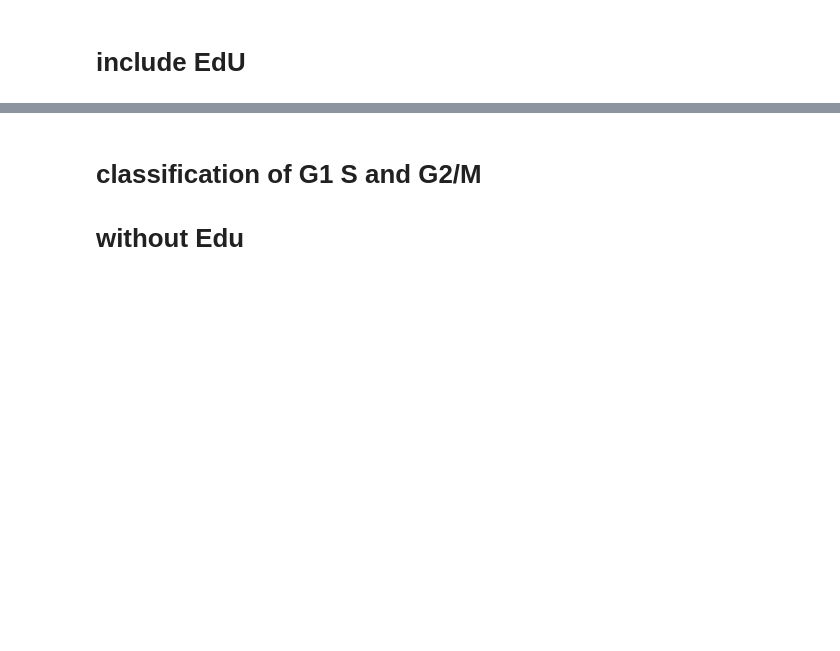
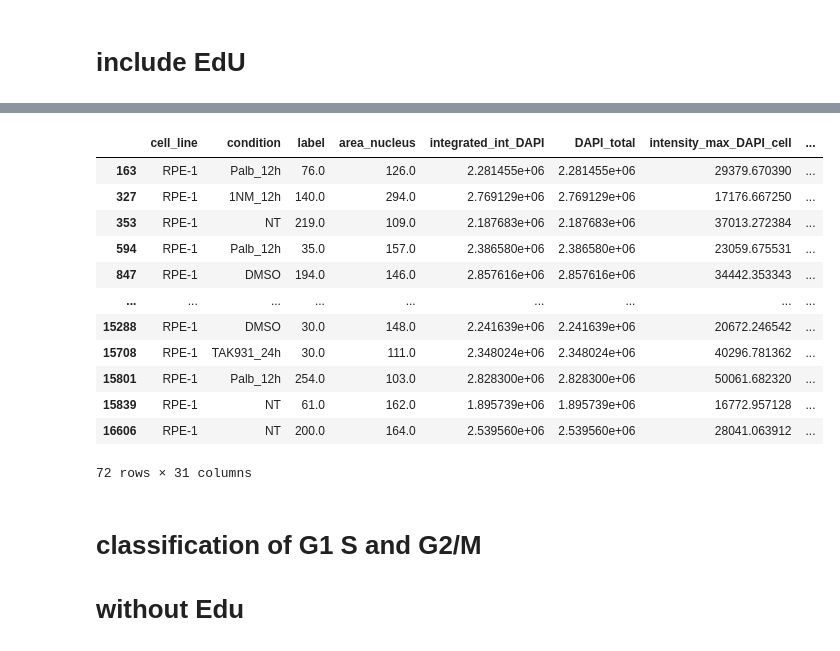
Before and after one commit to HocheggerLab/Omero_Screen, a Jupyter notebook: cellcycle_analysis_files/mitotic-classification_02_Feb.ipynb, the cells around one changed output, grey strips where cells are left out. Cells and saved outputs as stored; diff of their text form; code cells hidden in the pictures; blank space fills up the shorter version.

```diff
--- a/cellcycle_analysis_files/mitotic-classification_02_Feb.ipynb
+++ b/cellcycle_analysis_files/mitotic-classification_02_Feb.ipynb
@@ -79,7 +86,7 @@ accuracy 0.8402777777777778
 # %% [markdown]
 # include EdU
 # %%
-check_pretrained_model(data,pretrained_svm='pretrained_SVM_U20S_with_edu.joblib',features=[ 'intensity_max_DAPI_nucleus', 'intensity_mean_DAPI_nucleus',
+data_with_edu=check_pretrained_model(data,pretrained_svm='pretrained_SVM_U20S_with_edu.joblib',features=[ 'intensity_max_DAPI_nucleus', 'intensity_mean_DAPI_nucleus',
        'integrated_int_DAPI',  'intensity_max_DAPI_cell','intensity_mean_DAPI_cell','DAPI_total_norm',
        'intensity_max_Tub_nucleus','intensity_mean_Tub_nucleus', 'intensity_max_Tub_cell','intensity_mean_Tub_cell', 'intensity_max_Tub_cyto','intensity_mean_Tub_cyto',
        'intensity_max_EdU_nucleus', 'intensity_mean_EdU_nucleus', 'intensity_max_EdU_cell','intensity_mean_EdU_cell', 'intensity_max_EdU_cyto','intensity_mean_EdU_cyto',
@@ -87,4 +94,5 @@ check_pretrained_model(data,pretrained_svm='pretrained_SVM_U20S_with_edu.joblib'
        'EdU_mean_corr_norm',
        'area_nucleus_norm',
        ],label='cell_cycle_detailed')
+data_with_edu
 # %% [output]
@@ -93,3 +114,19 @@ accuracy 0.8263888888888888
+# %%
+data_with_edu[data_with_edu['cell_cycle_detailed']=="M"]
+# %% [output]
+|  | cell_line | condition | label | area_nucleus | integrated_int_DAPI | DAPI_total | intensity_max_DAPI_cell | ... |
+| 163 | RPE-1 | Palb_12h | 76.0 | 126.0 | 2.281455e+06 | 2.281455e+06 | 29379.670390 | ... |
+| 327 | RPE-1 | 1NM_12h | 140.0 | 294.0 | 2.769129e+06 | 2.769129e+06 | 17176.667250 | ... |
+| 353 | RPE-1 | NT | 219.0 | 109.0 | 2.187683e+06 | 2.187683e+06 | 37013.272384 | ... |
+| 594 | RPE-1 | Palb_12h | 35.0 | 157.0 | 2.386580e+06 | 2.386580e+06 | 23059.675531 | ... |
+| 847 | RPE-1 | DMSO | 194.0 | 146.0 | 2.857616e+06 | 2.857616e+06 | 34442.353343 | ... |
+| ... | ... | ... | ... | ... | ... | ... | ... | ... |
+| 15288 | RPE-1 | DMSO | 30.0 | 148.0 | 2.241639e+06 | 2.241639e+06 | 20672.246542 | ... |
+| 15708 | RPE-1 | TAK931_24h | 30.0 | 111.0 | 2.348024e+06 | 2.348024e+06 | 40296.781362 | ... |
+| 15801 | RPE-1 | Palb_12h | 254.0 | 103.0 | 2.828300e+06 | 2.828300e+06 | 50061.682320 | ... |
+| 15839 | RPE-1 | NT | 61.0 | 162.0 | 1.895739e+06 | 1.895739e+06 | 16772.957128 | ... |
+| 16606 | RPE-1 | NT | 200.0 | 164.0 | 2.539560e+06 | 2.539560e+06 | 28041.063912 | ... |
+72 rows × 31 columns
 # %% [markdown]
 # classification  of G1 S and G2/M
 # without Edu
```
Also changed, not shown: parts of 11 cells of this notebook, 3 other files.
